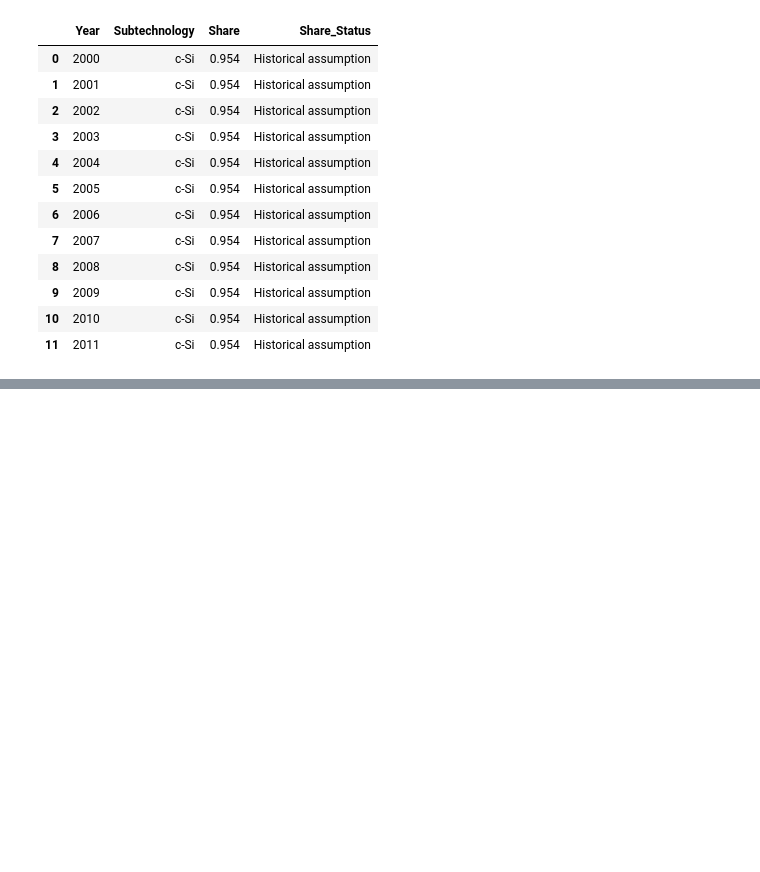
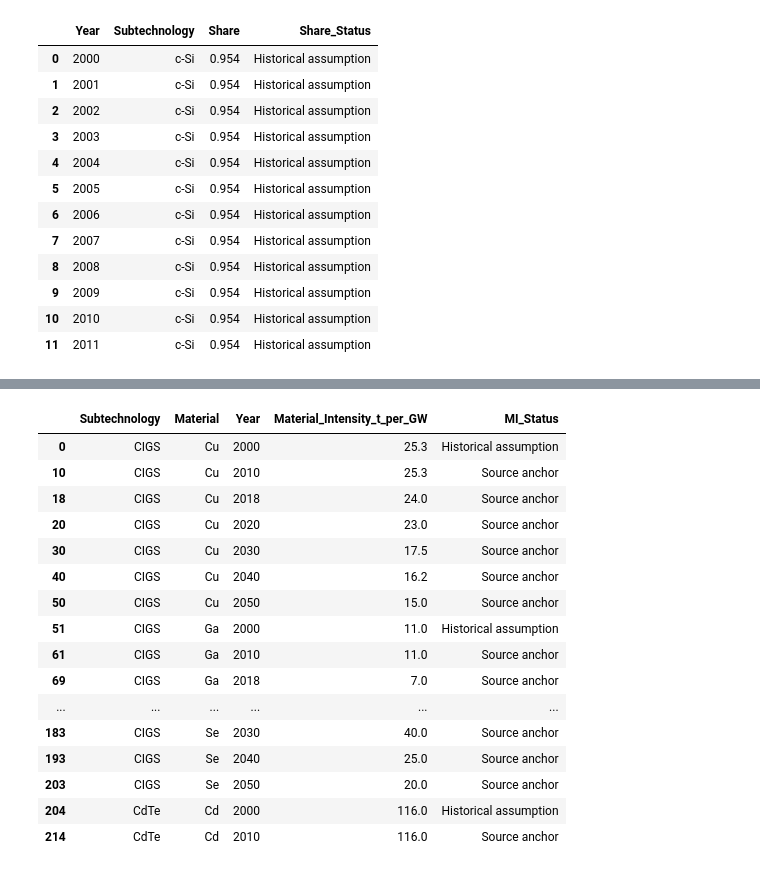
Before and after one commit to Trickwillfrit/MFA, a Jupyter notebook: notebooks/ENV501_Austria_Croatia_MFA.ipynb, the cells around one changed output, grey strips where cells are left out. Saved outputs shown, nothing was run; the diff lists cells and outputs as text; code cells hidden in the pictures; blank space fills up the shorter version.

```diff
--- a/notebooks/ENV501_Austria_Croatia_MFA.ipynb
+++ b/notebooks/ENV501_Austria_Croatia_MFA.ipynb
@@ -961,0 +1603,36 @@ Maximum annual total share: 1.0
+# %%
+mi_key_years = pv_specific_mi_annual[
+    pv_specific_mi_annual["Year"].isin(
+        [2000, 2010, 2018, 2020, 2030, 2040, 2050]
+    )
+].copy()
+
+display(
+    mi_key_years[
+        [
+            "Subtechnology",
+            "Material",
+            "Year",
+            "Material_Intensity_t_per_GW",
+            "MI_Status"
+        ]
+    ].head(30)
+)
+# %% [output]
+|  | Subtechnology | Material | Year | Material_Intensity_t_per_GW | MI_Status |
+| 0 | CIGS | Cu | 2000 | 25.3 | Historical assumption |
+| 10 | CIGS | Cu | 2010 | 25.3 | Source anchor |
+| 18 | CIGS | Cu | 2018 | 24.0 | Source anchor |
+| 20 | CIGS | Cu | 2020 | 23.0 | Source anchor |
+| 30 | CIGS | Cu | 2030 | 17.5 | Source anchor |
+| 40 | CIGS | Cu | 2040 | 16.2 | Source anchor |
+| 50 | CIGS | Cu | 2050 | 15.0 | Source anchor |
+| 51 | CIGS | Ga | 2000 | 11.0 | Historical assumption |
+| 61 | CIGS | Ga | 2010 | 11.0 | Source anchor |
+| 69 | CIGS | Ga | 2018 | 7.0 | Source anchor |
+| ... | ... | ... | ... | ... | ... |
+| 183 | CIGS | Se | 2030 | 40.0 | Source anchor |
+| 193 | CIGS | Se | 2040 | 25.0 | Source anchor |
+| 203 | CIGS | Se | 2050 | 20.0 | Source anchor |
+| 204 | CdTe | Cd | 2000 | 116.0 | Historical assumption |
+| 214 | CdTe | Cd | 2010 | 116.0 | Source anchor |
```
Also changed, not shown: parts of 21 cells of this notebook.
